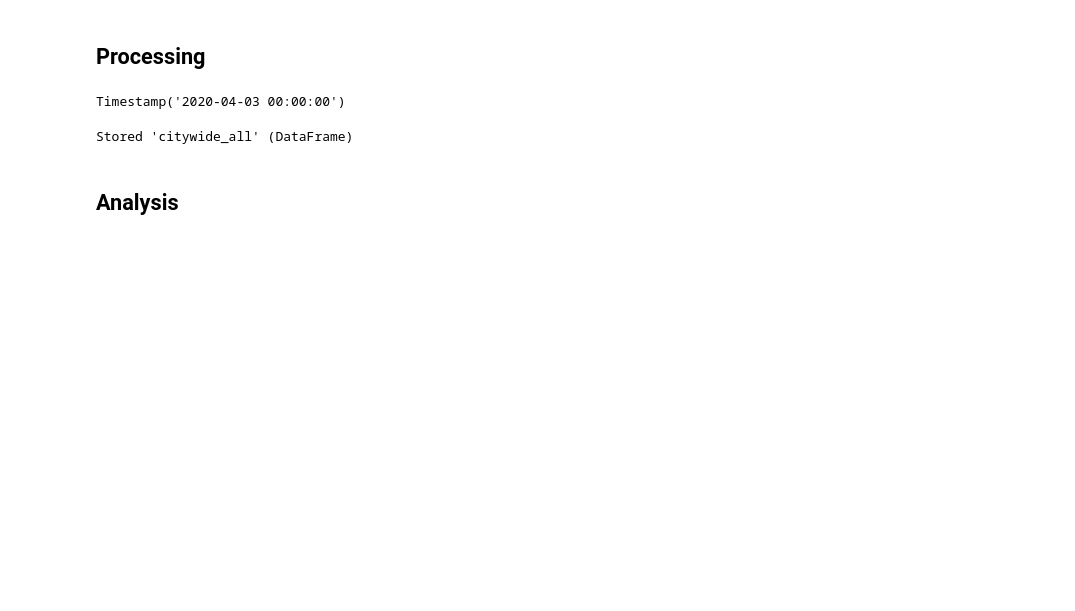
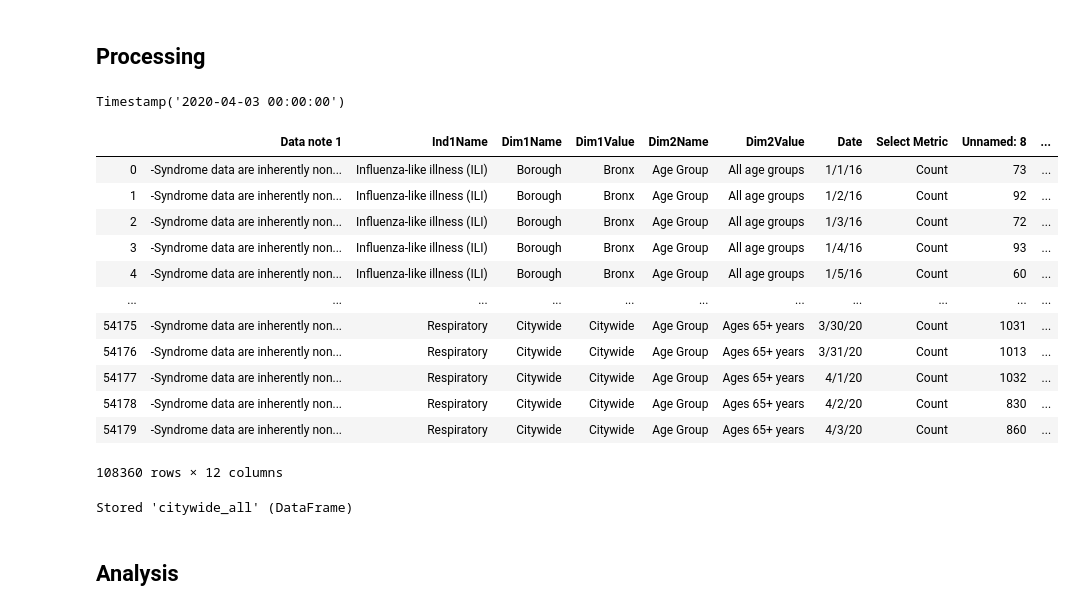
Before and after one commit to RobSpectre/COVID-19-Analysis, a Jupyter notebook: COVID 19 NYC ER Visits.ipynb, the cells around one changed output. Cells and saved outputs as stored; diff of their text form; code cells hidden in the pictures; blank space fills up the shorter version.

Commit message:
1) Adding EpiQuery emergency room visit data for NYC for 4 April 2020.

```diff
--- a/COVID 19 NYC ER Visits.ipynb
+++ b/COVID 19 NYC ER Visits.ipynb
@@ -47,6 +47,22 @@ df['Value'] = df['Unnamed: 8'].astype(int)
 df['Date'].max()
 # %% [output]
 Timestamp('2020-04-03 00:00:00')
+# %%
+df
+# %% [output]
+|  | Data note 1 | Ind1Name | Dim1Name | Dim1Value | Dim2Name | Dim2Value | Date | Select Metric | Unnamed: 8 | ... |
+| 0 | -Syndrome data are inherently non... | Influenza-like illness (ILI) | Borough | Bronx | Age Group | All age groups | 1/1/16 | Count | 73 | ... |
+| 1 | -Syndrome data are inherently non... | Influenza-like illness (ILI) | Borough | Bronx | Age Group | All age groups | 1/2/16 | Count | 92 | ... |
+| 2 | -Syndrome data are inherently non... | Influenza-like illness (ILI) | Borough | Bronx | Age Group | All age groups | 1/3/16 | Count | 72 | ... |
+| 3 | -Syndrome data are inherently non... | Influenza-like illness (ILI) | Borough | Bronx | Age Group | All age groups | 1/4/16 | Count | 93 | ... |
+| 4 | -Syndrome data are inherently non... | Influenza-like illness (ILI) | Borough | Bronx | Age Group | All age groups | 1/5/16 | Count | 60 | ... |
+| ... | ... | ... | ... | ... | ... | ... | ... | ... | ... | ... |
+| 54175 | -Syndrome data are inherently non... | Respiratory | Citywide | Citywide | Age Group | Ages 65+ years | 3/30/20 | Count | 1031 | ... |
+| 54176 | -Syndrome data are inherently non... | Respiratory | Citywide | Citywide | Age Group | Ages 65+ years | 3/31/20 | Count | 1013 | ... |
+| 54177 | -Syndrome data are inherently non... | Respiratory | Citywide | Citywide | Age Group | Ages 65+ years | 4/1/20 | Count | 1032 | ... |
+| 54178 | -Syndrome data are inherently non... | Respiratory | Citywide | Citywide | Age Group | Ages 65+ years | 4/2/20 | Count | 830 | ... |
+| 54179 | -Syndrome data are inherently non... | Respiratory | Citywide | Citywide | Age Group | Ages 65+ years | 4/3/20 | Count | 860 | ... |
+108360 rows × 12 columns
 # %%
 citywide_all = df[(df['Dim1Name'] == 'Citywide') & (df['Dim2Value'] == 'All age groups')]
 %store citywide_all
```
Also changed, not shown: parts of 1 cell of this notebook, 5 other files.
